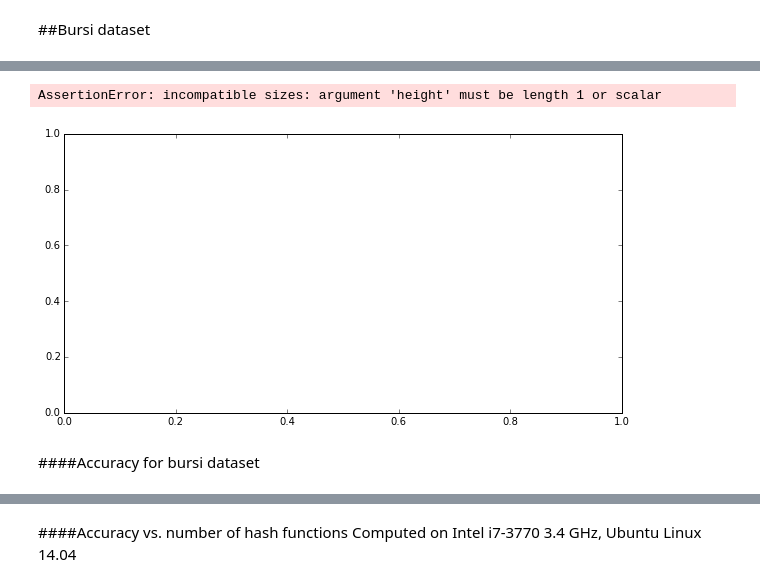
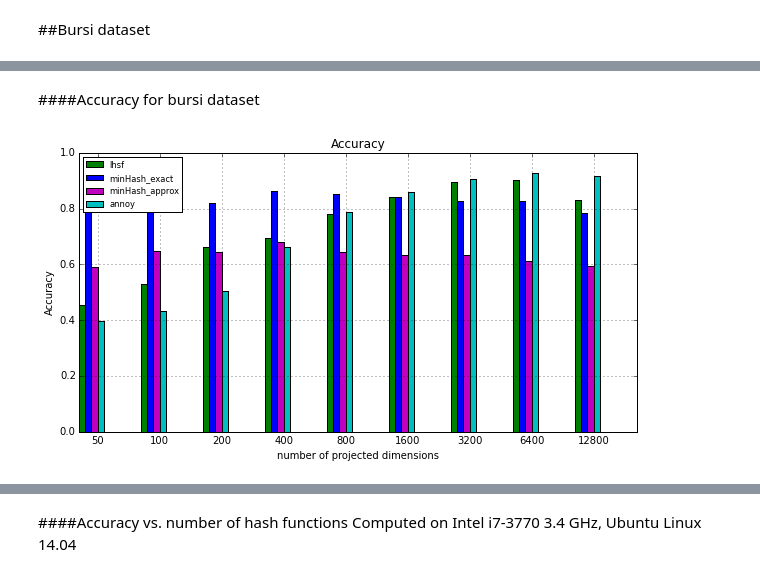
Before and after one commit to joachimwolff/sparse-neighbors-search, a Jupyter notebook: example/Bursi_dataset.ipynb, the cells around one changed output, grey strips where cells are left out. Drawn from its saved outputs; the diff is of its cells as text; code cells hidden in the pictures.

```diff
--- a/example/Bursi_dataset.ipynb
+++ b/example/Bursi_dataset.ipynb
@@ -74,13 +86,9 @@ AssertionError: incompatible sizes: argument 'height' must be length 1 or scalar
-# %%
-plotData(data=returnValuesBursi[7:13], color=["r", "b", "m", "g", "c"], label=["sklearn", "minHash_exact", "minHash_approx", "lhsf", "annoy"],
-        xticks=["bursi"], ylabel="Time in seconds", number_of_instances=1,
-        number_of_features=1, title='Query time: one call for 50 queries')
-# %% [output]
-AssertionError: incompatible sizes: argument 'height' must be length 1 or scalar
-[figure, removed]
 # %% [markdown]
 ####Accuracy for bursi dataset
 # %%
 plotData(data=returnValuesBursi[13:], color=["g", "b", "m", "c"], label=["lhsf", "minHash_exact", "minHash_approx", "annoy"],
-        xticks=["bursi"], ylabel="Accuracy", number_of_instances=1,
+        xticks=["50", "100", "200", "400", "800", "1600", "3200", "6400", "12800"], xlabel="number of projected dimensions",
+         ylabel="Accuracy", number_of_instances=9,
         number_of_features=1, title='Accuracy', log=False)
+# %% [output]
+[figure, added]
```
Also changed, not shown: parts of 18 cells of this notebook, 1 other file.
